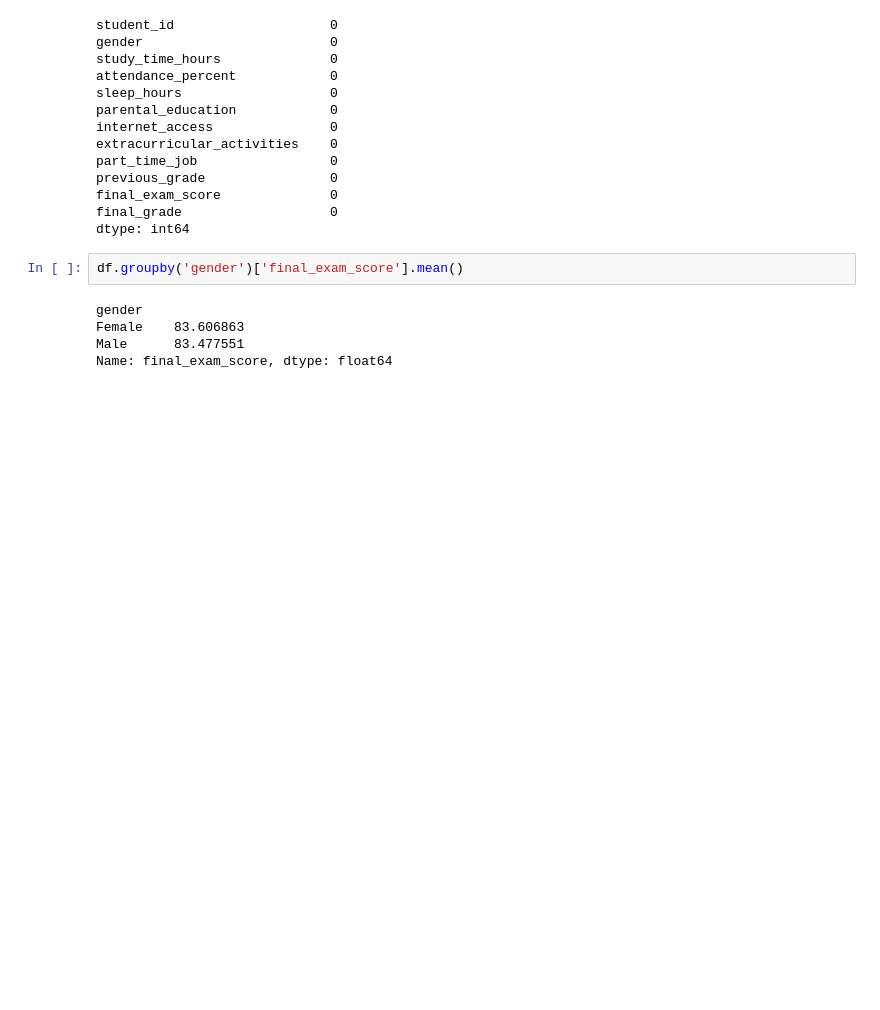
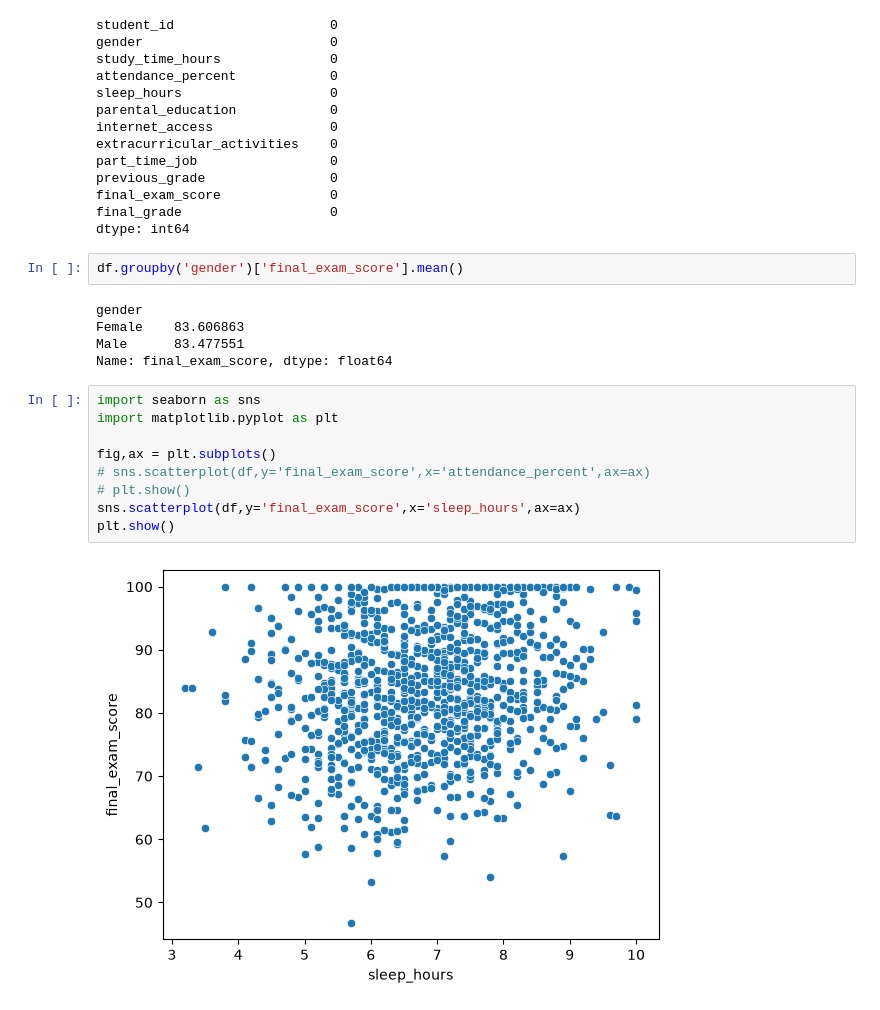
Before and after one commit to Codeharbor-01/Project, a Jupyter notebook: test.ipynb, the cells around one changed output. Drawn from its saved outputs; the diff is of its cells as text; blank space fills up the shorter version.

```diff
--- a/test.ipynb
+++ b/test.ipynb
@@ -94,3 +332,14 @@ gender
 Female    83.606863
 Male      83.477551
 Name: final_exam_score, dtype: float64
+# %%
+import seaborn as sns
+import matplotlib.pyplot as plt
+
+fig,ax = plt.subplots()
+# sns.scatterplot(df,y='final_exam_score',x='attendance_percent',ax=ax)
+# plt.show()
+sns.scatterplot(df,y='final_exam_score',x='sleep_hours',ax=ax)
+plt.show()
+# %% [output]
+[figure, added]
```
Also changed, not shown: parts of 23 cells of this notebook, 14 other files.
